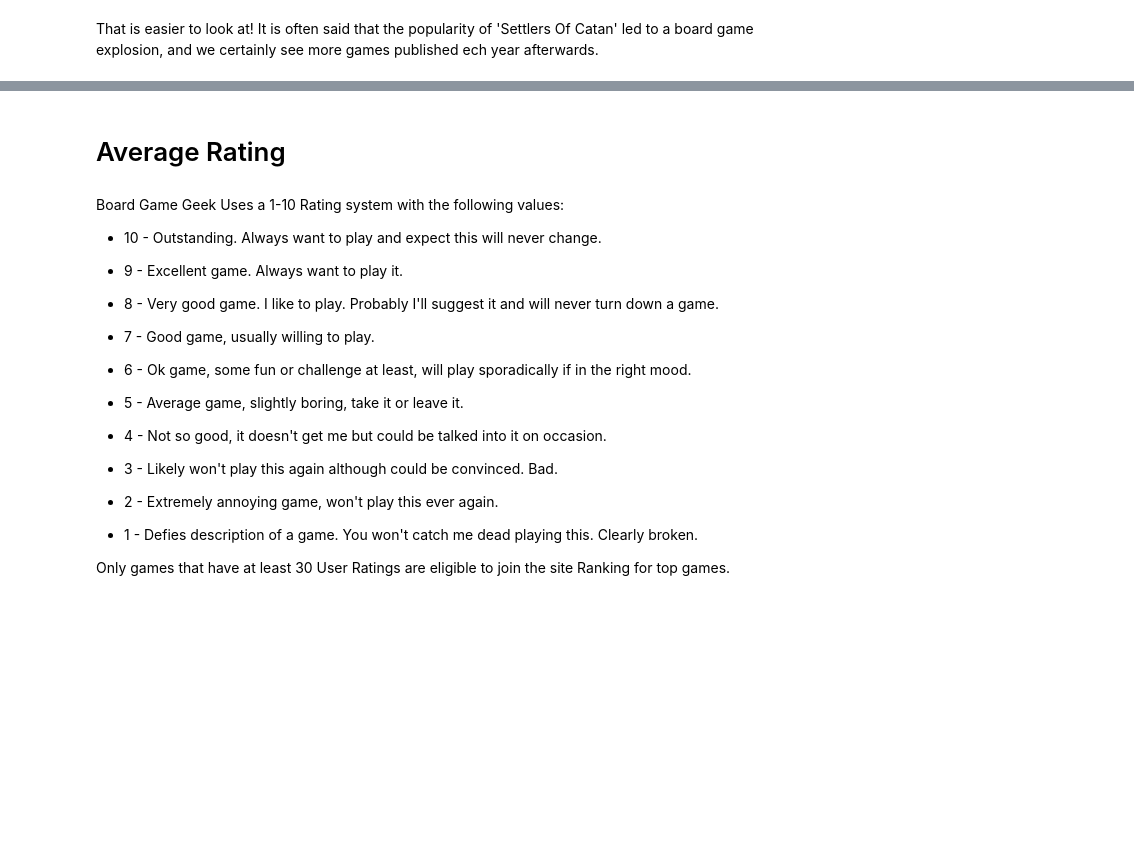
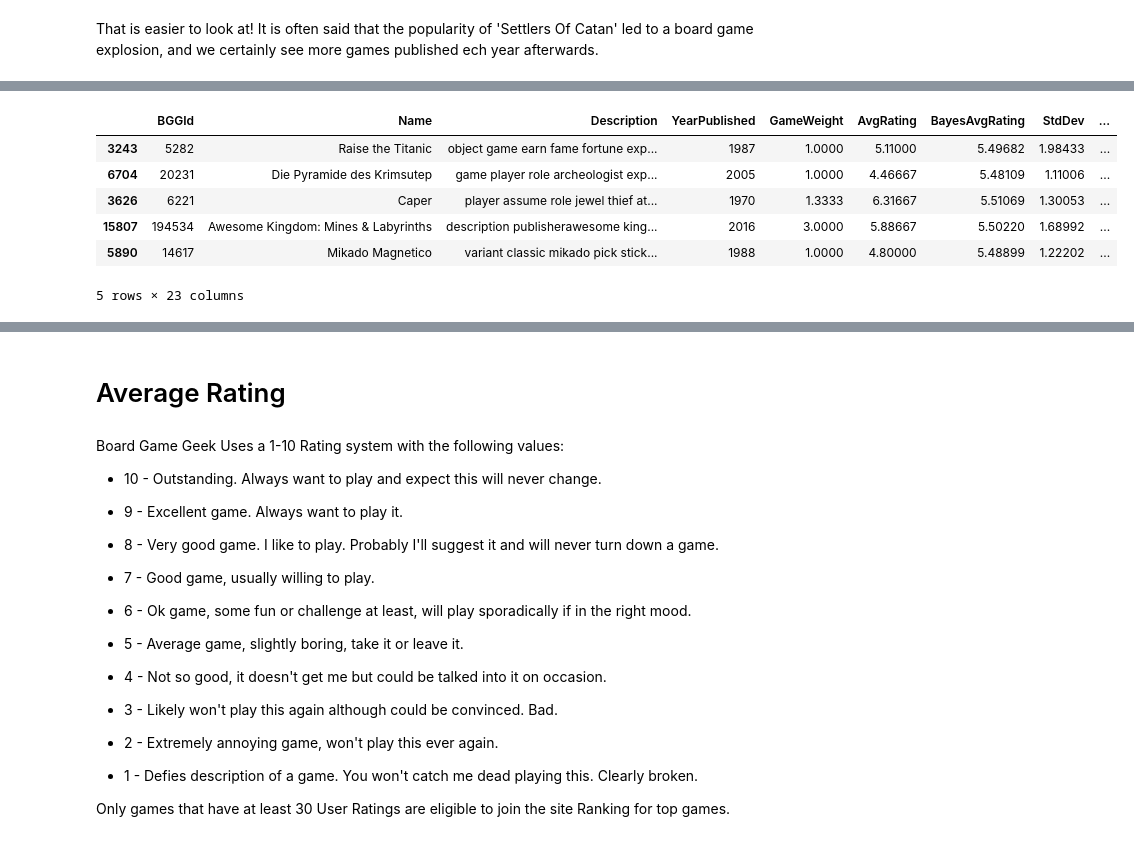
Before and after one commit to mcumiskey/Meeple-Matchmaker, a Jupyter notebook: EDA.ipynb, the cells around one changed output, grey strips where cells are left out. Drawn from its saved outputs; the diff is of its cells as text; code cells hidden in the pictures; blank space fills up the shorter version.

```diff
--- a/EDA.ipynb
+++ b/EDA.ipynb
@@ -101,0 +151,11 @@ I think it would be interesting to do a before and after T-test of games publish
+# %%
+sort = modern_boardgames_df.sort_values(by= 'NumUserRatings')[:5]
+sort
+# %% [output]
+|  | BGGId | Name | Description | YearPublished | GameWeight | AvgRating | BayesAvgRating | StdDev | ... |
+| 3243 | 5282 | Raise the Titanic | object game earn fame fortune exp... | 1987 | 1.0000 | 5.11000 | 5.49682 | 1.98433 | ... |
+| 6704 | 20231 | Die Pyramide des Krimsutep | game player role archeologist exp... | 2005 | 1.0000 | 4.46667 | 5.48109 | 1.11006 | ... |
+| 3626 | 6221 | Caper | player assume role jewel thief at... | 1970 | 1.3333 | 6.31667 | 5.51069 | 1.30053 | ... |
+| 15807 | 194534 | Awesome Kingdom: Mines & Labyrinths | description publisherawesome king... | 2016 | 3.0000 | 5.88667 | 5.50220 | 1.68992 | ... |
+| 5890 | 14617 | Mikado Magnetico | variant classic mikado pick stick... | 1988 | 1.0000 | 4.80000 | 5.48899 | 1.22202 | ... |
+5 rows × 23 columns
```
Also changed, not shown: parts of 81 cells of this notebook, 2 other files.
